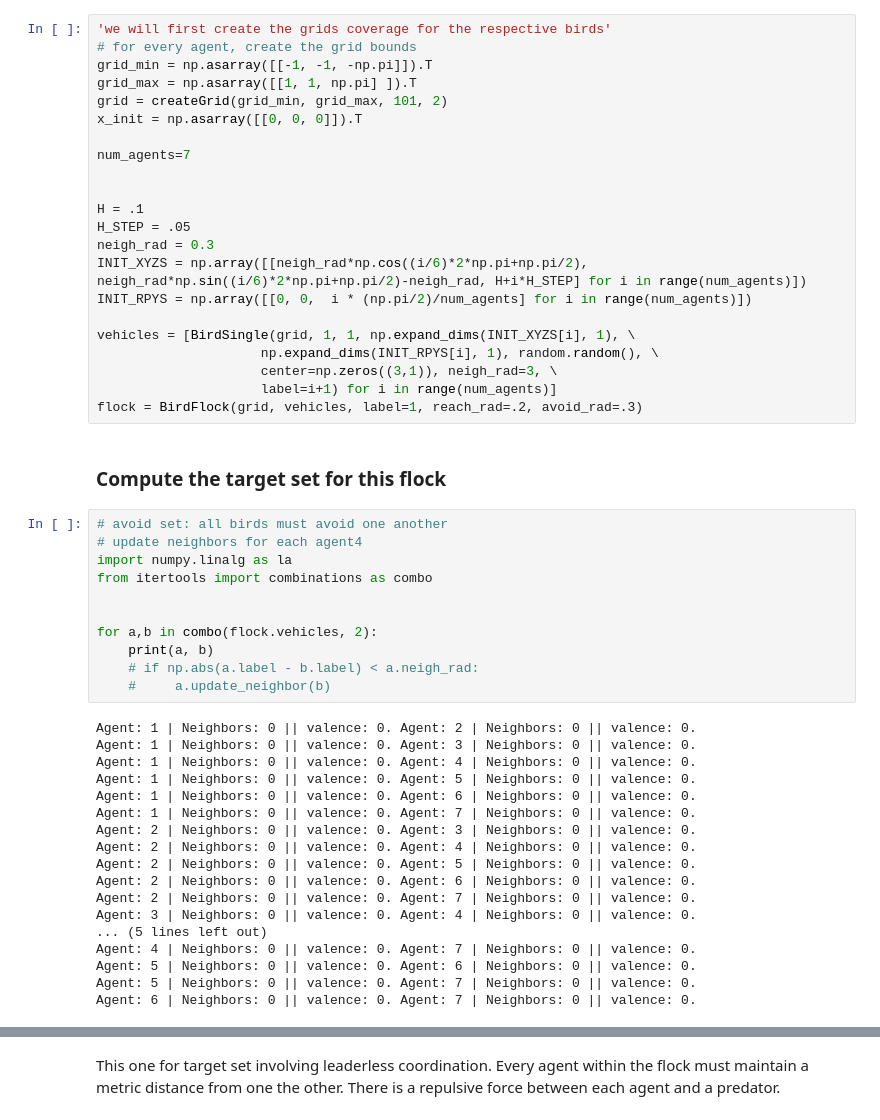
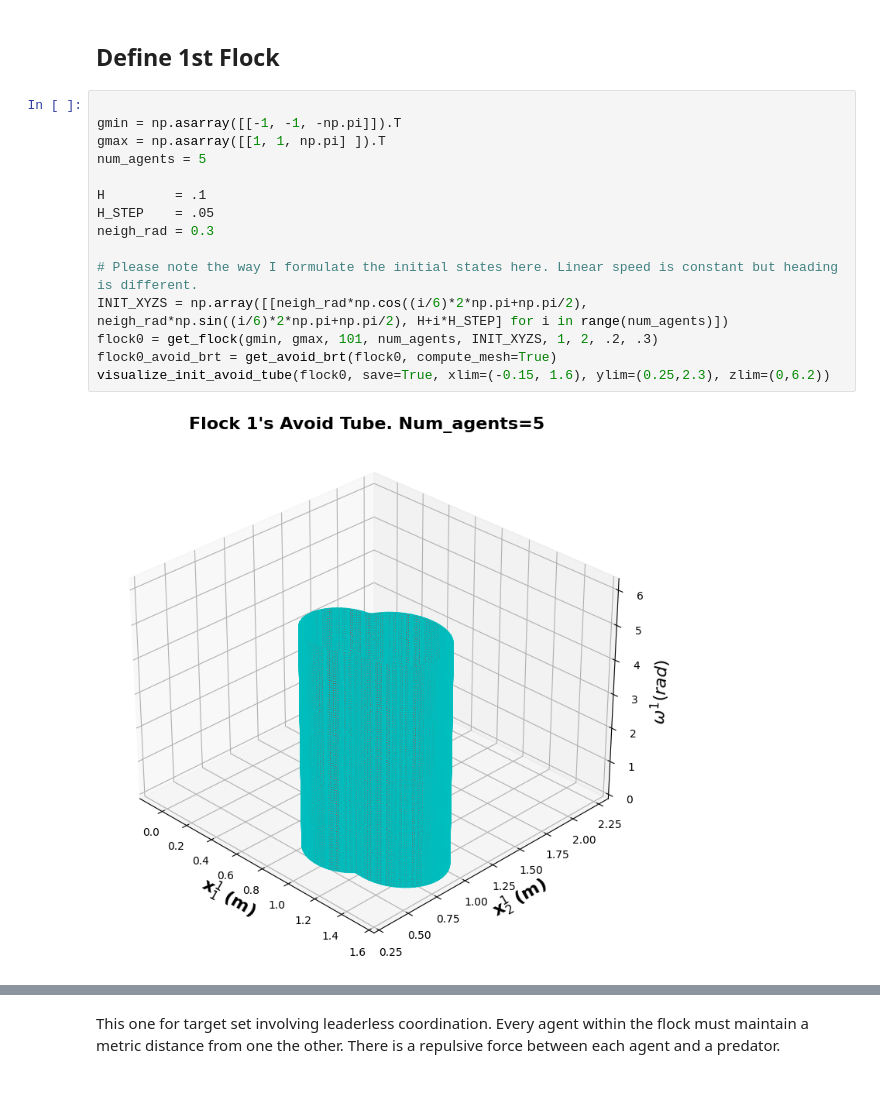
Before and after one commit to robotsorcerer/ComplexBRAT, a Jupyter notebook: Notes/large_brat.ipynb, the cells around one changed output, grey strips where cells are left out. Saved outputs shown, nothing was run; the diff lists cells and outputs as text; blank space fills up the shorter version.

Commit message:
flocking in murmurations commits

```diff
--- a/Notes/large_brat.ipynb
+++ b/Notes/large_brat.ipynb
@@ -33,53 +128,19 @@ import matplotlib.gridspec as gridspec
+# %% [markdown]
+## Define 1st Flock
 # %%
-'we will first create the grids coverage for the respective birds'
-# for every agent, create the grid bounds
-grid_min = np.asarray([[-1, -1, -np.pi]]).T
-grid_max = np.asarray([[1, 1, np.pi] ]).T
-grid = createGrid(grid_min, grid_max, 101, 2)
-x_init = np.asarray([[0, 0, 0]]).T
 
-num_agents=7
+gmin = np.asarray([[-1, -1, -np.pi]]).T
+gmax = np.asarray([[1, 1, np.pi] ]).T
+num_agents = 5
 
+H         = .1
+H_STEP    = .05
+neigh_rad = 0.3
 
-H = .1
-H_STEP = .05
-neigh_rad = 0.3
-INIT_XYZS = np.array([[neigh_rad*np.cos((i/6)*2*np.pi+np.pi/2), neigh_rad*np.sin((i/6)*2*np.pi+np.pi/2)-neigh_rad, H+i*H_STEP] for i in range(num_agents)])
-INIT_RPYS = np.array([[0, 0,  i * (np.pi/2)/num_agents] for i in range(num_agents)])
-
-vehicles = [BirdSingle(grid, 1, 1, np.expand_dims(INIT_XYZS[i], 1), \
-                     np.expand_dims(INIT_RPYS[i], 1), random.random(), \
-                     center=np.zeros((3,1)), neigh_rad=3, \
-                     label=i+1) for i in range(num_agents)]
-flock = BirdFlock(grid, vehicles, label=1, reach_rad=.2, avoid_rad=.3)
+# Please note the way I formulate the initial states here. Linear speed is constant but heading is different.
+INIT_XYZS = np.array([[neigh_rad*np.cos((i/6)*2*np.pi+np.pi/2), neigh_rad*np.sin((i/6)*2*np.pi+np.pi/2), H+i*H_STEP] for i in range(num_agents)])
+flock0 = get_flock(gmin, gmax, 101, num_agents, INIT_XYZS, 1, 2, .2, .3)
+flock0_avoid_brt = get_avoid_brt(flock0, compute_mesh=True)
+visualize_init_avoid_tube(flock0, save=True, xlim=(-0.15, 1.6), ylim=(0.25,2.3), zlim=(0,6.2))
+# %% [output]
+[figure, added]
-# %% [markdown]
-### Compute the target set for this flock
-# %%
-# avoid set: all birds must avoid one another
-# update neighbors for each agent4
-import numpy.linalg as la
-from itertools import combinations as combo
-
-
-for a,b in combo(flock.vehicles, 2):
-    print(a, b)
-    # if np.abs(a.label - b.label) < a.neigh_rad:
-    #     a.update_neighbor(b)
-# %% [output]
-Agent: 1 | Neighbors: 0 || valence: 0. Agent: 2 | Neighbors: 0 || valence: 0.
-Agent: 1 | Neighbors: 0 || valence: 0. Agent: 3 | Neighbors: 0 || valence: 0.
-Agent: 1 | Neighbors: 0 || valence: 0. Agent: 4 | Neighbors: 0 || valence: 0.
-Agent: 1 | Neighbors: 0 || valence: 0. Agent: 5 | Neighbors: 0 || valence: 0.
-Agent: 1 | Neighbors: 0 || valence: 0. Agent: 6 | Neighbors: 0 || valence: 0.
-Agent: 1 | Neighbors: 0 || valence: 0. Agent: 7 | Neighbors: 0 || valence: 0.
-Agent: 2 | Neighbors: 0 || valence: 0. Agent: 3 | Neighbors: 0 || valence: 0.
-Agent: 2 | Neighbors: 0 || valence: 0. Agent: 4 | Neighbors: 0 || valence: 0.
-Agent: 2 | Neighbors: 0 || valence: 0. Agent: 5 | Neighbors: 0 || valence: 0.
-Agent: 2 | Neighbors: 0 || valence: 0. Agent: 6 | Neighbors: 0 || valence: 0.
-Agent: 2 | Neighbors: 0 || valence: 0. Agent: 7 | Neighbors: 0 || valence: 0.
-Agent: 3 | Neighbors: 0 || valence: 0. Agent: 4 | Neighbors: 0 || valence: 0.
-... (5 lines left out)
-Agent: 4 | Neighbors: 0 || valence: 0. Agent: 7 | Neighbors: 0 || valence: 0.
-Agent: 5 | Neighbors: 0 || valence: 0. Agent: 6 | Neighbors: 0 || valence: 0.
-Agent: 5 | Neighbors: 0 || valence: 0. Agent: 7 | Neighbors: 0 || valence: 0.
-Agent: 6 | Neighbors: 0 || valence: 0. Agent: 7 | Neighbors: 0 || valence: 0.
```
Also changed, not shown: parts of 15 cells of this notebook, 1 other file.
